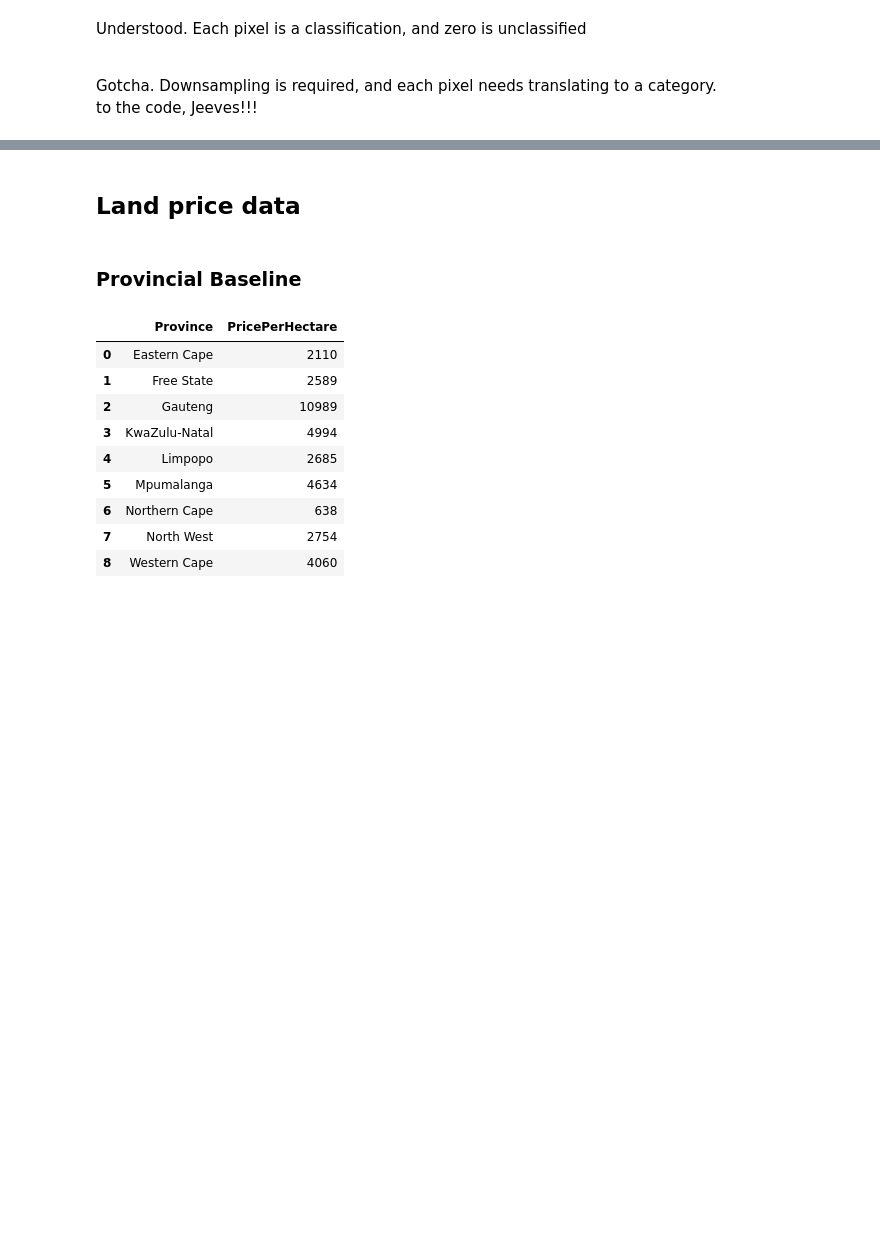
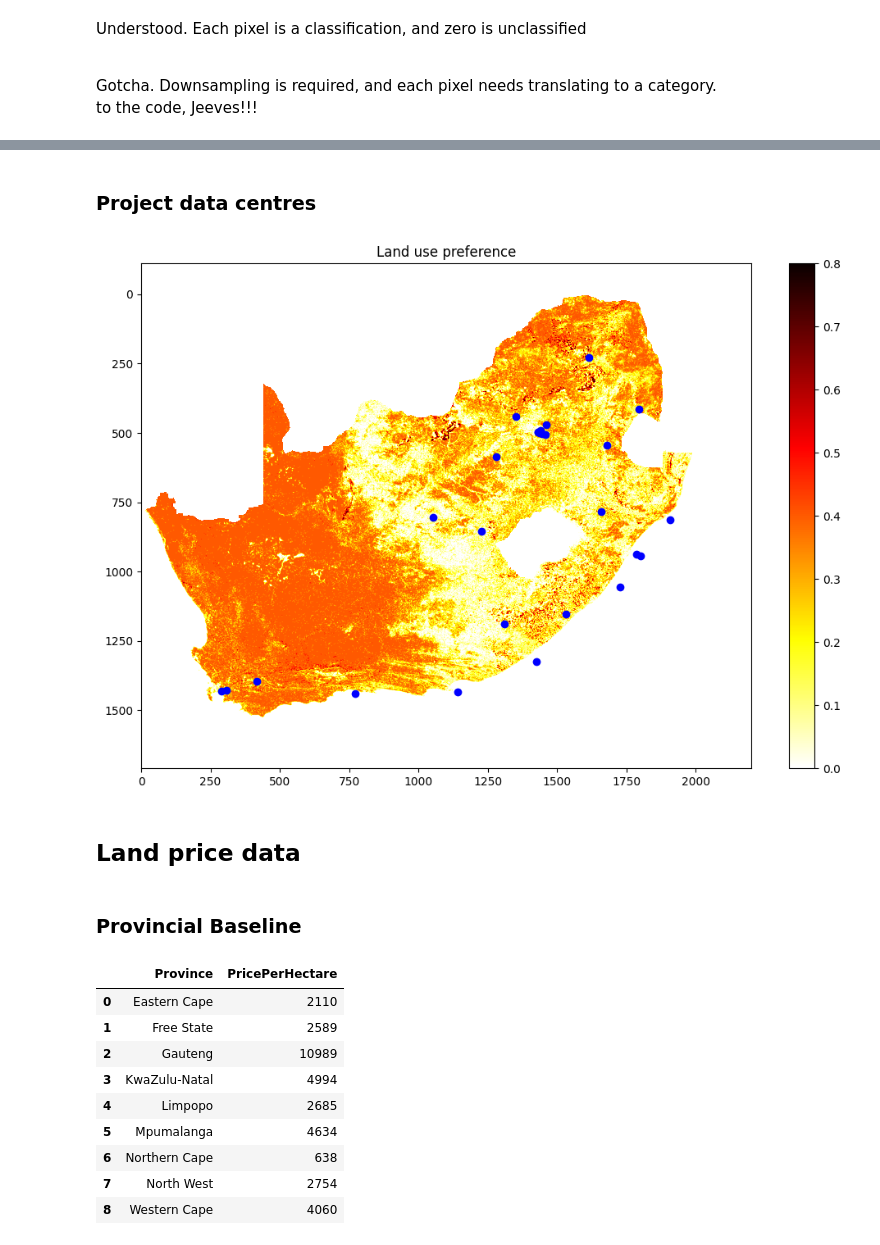
Before and after one commit to unded666/A50GreenPower, a Jupyter notebook: GSA Analysis.ipynb, the cells around one changed output, grey strips where cells are left out. Drawn from its saved outputs; the diff is of its cells as text; code cells hidden in the pictures; blank space fills up the shorter version.

```diff
--- a/GSA Analysis.ipynb
+++ b/GSA Analysis.ipynb
@@ -823,3 +888,20 @@ to the code, Jeeves!!!
+# %% [markdown]
+### Project data centres
+# %%
+DC = DataCentreWrangler(DATA_CENTRE_FILE)
+DC.wrangle()
+dcf = DC.df.copy()
+# ys_img, _, ys_src = DataReader(YSUM_GHI).read_tiff()
+# lp_img = generate_land_price_image()
+ZB = (0, 1600, 2200, 0)
+ImageManipulation().project_data_centres_onto_map(dcf,
+                                                  ys_src,
+                                                  land_pref_img,
+                                                  zoombounds=ZB,
+                                                  savefile=None,
+                                                  title='Land use preference')
+# %% [output]
+[figure, added]
 # %% [markdown]
 ## Land price data
 # %% [markdown]
```
Also changed, not shown: parts of 15 cells of this notebook.
